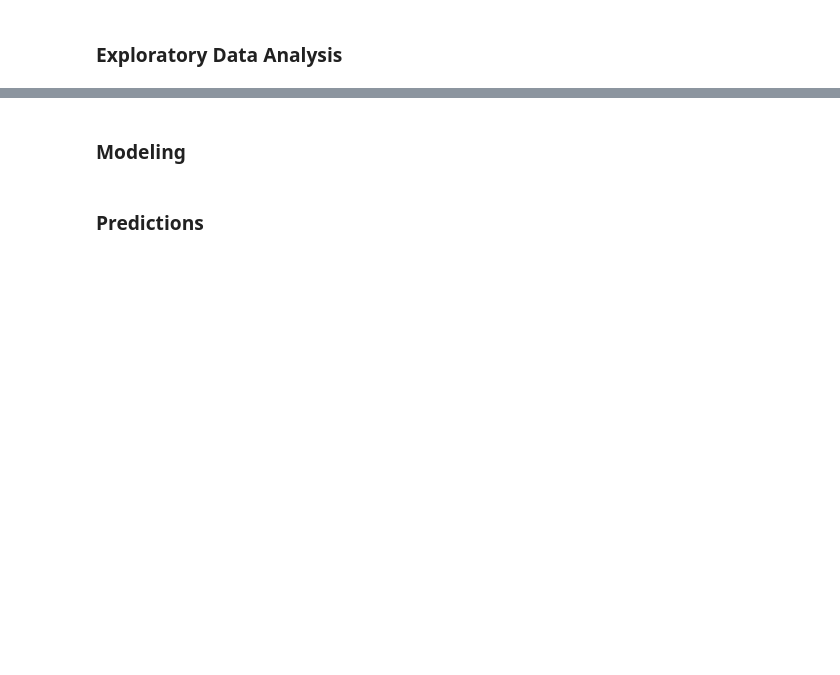
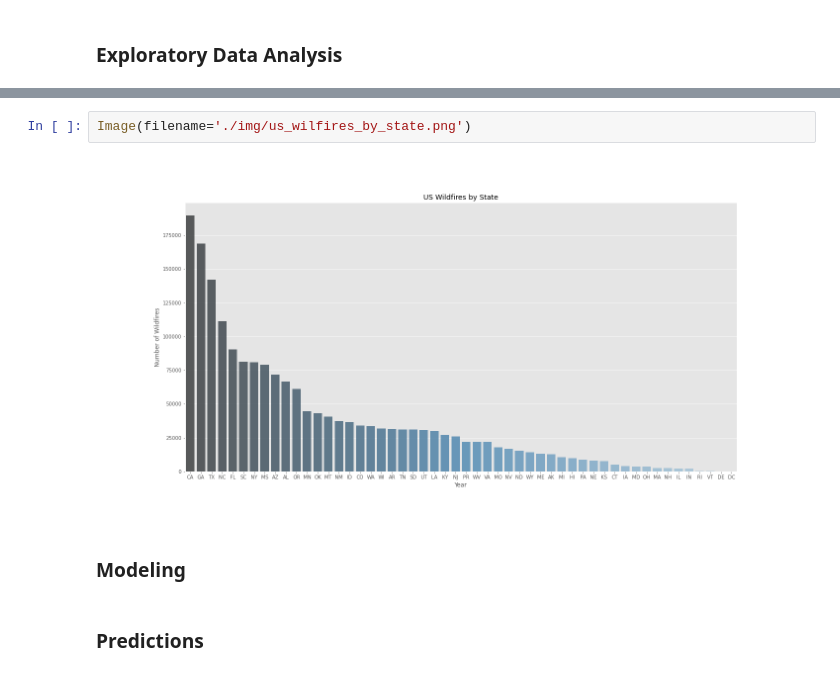
Before and after one commit to RobinsonCW/USWildfireAnalysis, a Jupyter notebook: src/objectives/python/USWildfireAnalysis.ipynb, the cells around one changed output, grey strips where cells are left out. Cells and saved outputs as stored; diff of their text form; blank space fills up the shorter version.

```diff
--- a/src/objectives/python/USWildfireAnalysis.ipynb
+++ b/src/objectives/python/USWildfireAnalysis.ipynb
@@ -31,3 +49,7 @@ Given the size, location and date, can we predict the cause of a fire wildfire?
+# %%
+Image(filename='./img/us_wilfires_by_state.png')
+# %% [output]
+[figure, added]
 # %% [markdown]
 ### Modeling
 # %% [markdown]
```
Also changed, not shown: parts of 11 cells of this notebook, 4 other files.
